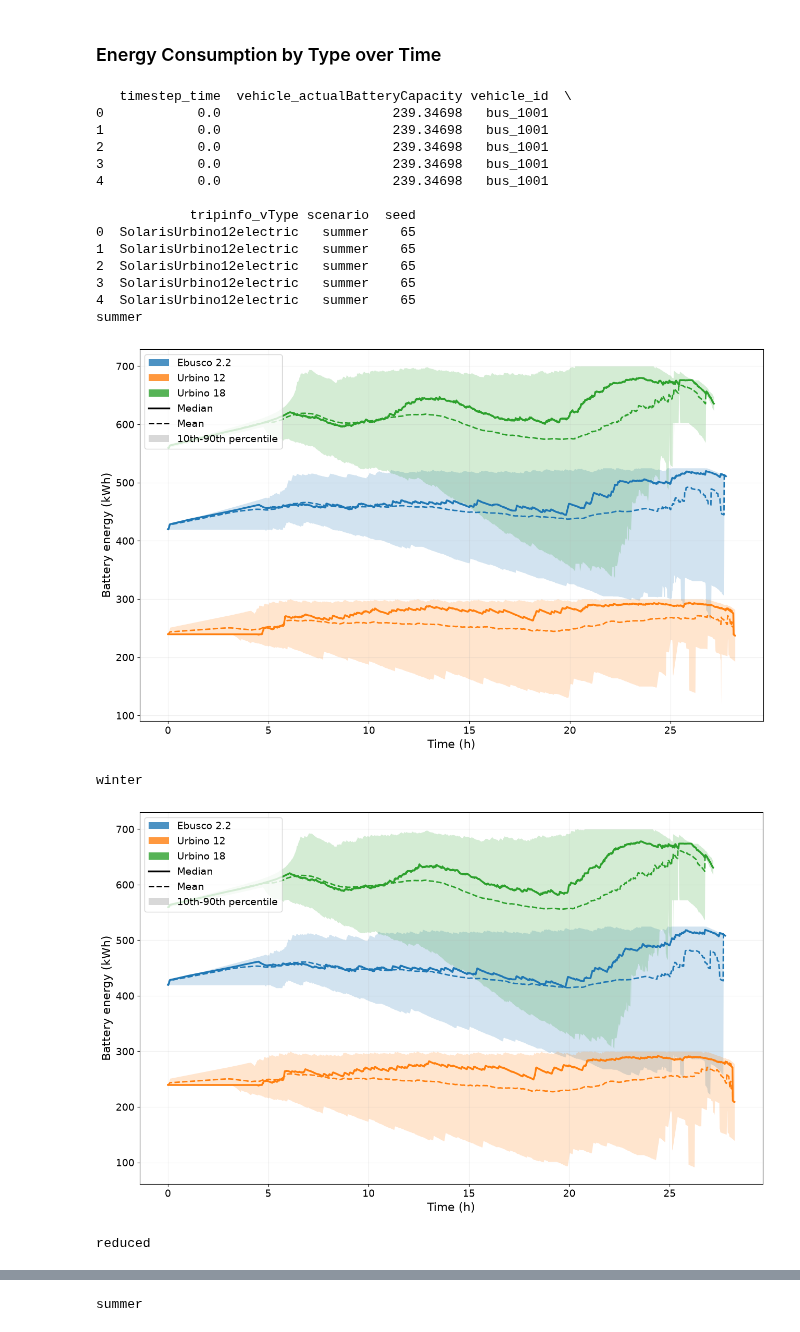
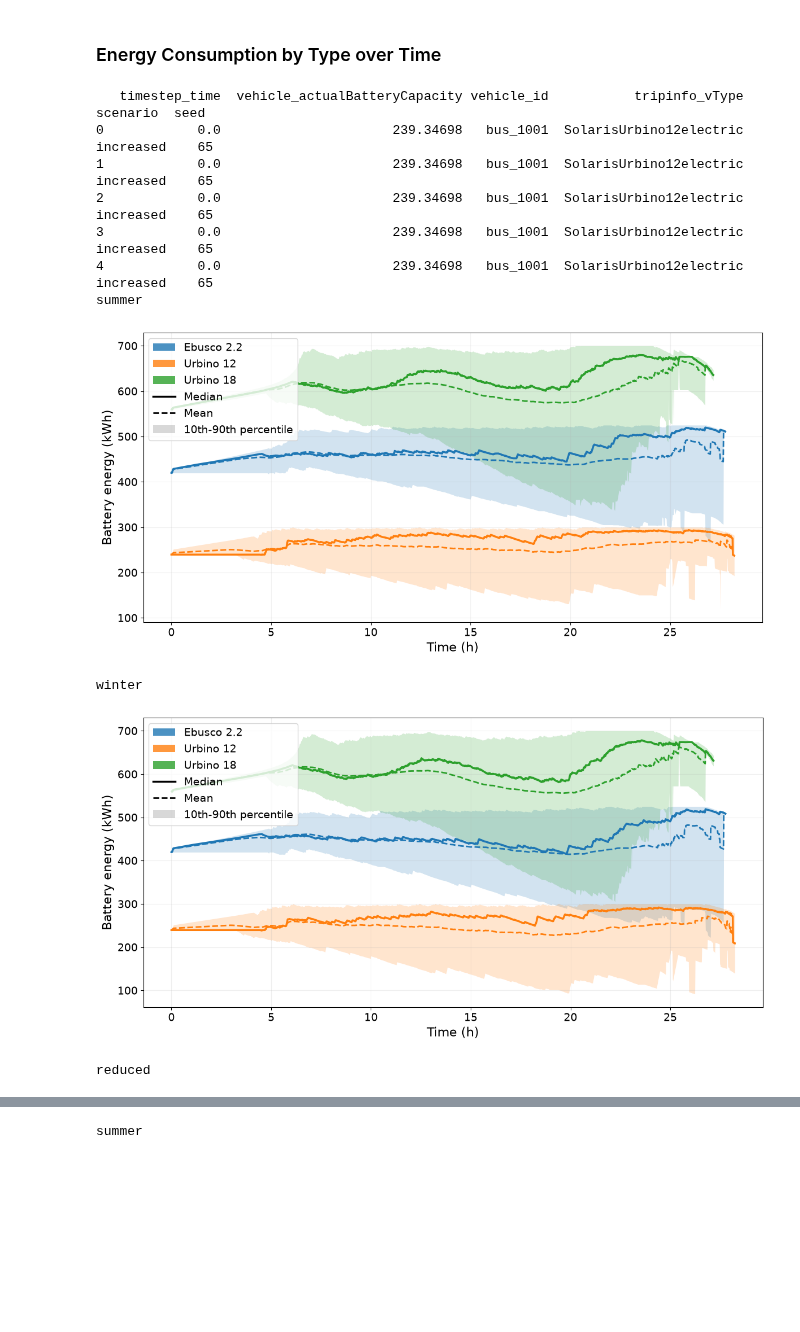
Before and after one commit to sven-vorg/best-ebus, a Jupyter notebook: scenario/eBuS/analysis/energy_consumption/energy_consumption.ipynb, the cells around one changed output, grey strips where cells are left out. Saved outputs shown, nothing was run; the diff lists cells and outputs as text; code cells hidden in the pictures; blank space fills up the shorter version.

```diff
--- a/scenario/eBuS/analysis/energy_consumption/energy_consumption.ipynb
+++ b/scenario/eBuS/analysis/energy_consumption/energy_consumption.ipynb
@@ -157,7 +155,7 @@ def battery_soc_over_time():
         colors = plt.cm.tab10(range(len(vtypes)))
         color_map = dict(zip(vtypes, colors))
 
-        fig, ax = plt.subplots(figsize=(13, 8))
+        fig, ax = plt.subplots(figsize=(12, 6))
 
         for vtype in vtypes:
             type_subset = subset[subset["tripinfo_vType"] == vtype]
@@ -181,47 +179,40 @@ def battery_soc_over_time():
                             color=c, alpha=0.2, linewidth=0)
             ax.plot(stats.index, stats["q50"], color=c, linewidth=2.5, linestyle="-")
             ax.plot(stats.index, stats["mean"], color=c, linewidth=2.0, linestyle="--")
 
         ax.set_xlabel("Time (h)", fontsize=16)
         ax.set_ylabel("Battery energy (kWh)", fontsize=16)
         ax.tick_params(labelsize=14)
         ax.grid(True, alpha=0.2)
 
         type_handles = [
             Patch(facecolor=color_map[v], alpha=0.8, label=VEHICLE_DICT[v])
             for v in vtypes
         ]
         style_handles = [
             Line2D([0], [0], color="black", lw=2.5, ls="-", label="Median"),
             Line2D([0], [0], color="black", lw=2.0, ls="--", label="Mean"),
             Patch(facecolor="grey", alpha=0.3, label="10th-90th percentile"),
         ]
         ax.legend(handles=type_handles + style_handles, fontsize=14, loc='upper left')
 
         fig.tight_layout()
         fig.savefig(os.path.join(OUTPUT_PATH, f"{scenario}_battery_soc_over_time.pdf"))
         print(scenario)
         plt.show()
         plt.close(fig)
 
 
 battery_soc_over_time()
 # %% [output]
-   timestep_time  vehicle_actualBatteryCapacity vehicle_id  \
-0            0.0                      239.34698   bus_1001
-1            0.0                      239.34698   bus_1001
-2            0.0                      239.34698   bus_1001
-3            0.0                      239.34698   bus_1001
-4            0.0                      239.34698   bus_1001
-
-            tripinfo_vType scenario  seed
-0  SolarisUrbino12electric   summer    65
-1  SolarisUrbino12electric   summer    65
-2  SolarisUrbino12electric   summer    65
-3  SolarisUrbino12electric   summer    65
-4  SolarisUrbino12electric   summer    65
+   timestep_time  vehicle_actualBatteryCapacity vehicle_id           tripinfo_vType   scenario  seed
+0            0.0                      239.34698   bus_1001  SolarisUrbino12electric  increased    65
+1            0.0                      239.34698   bus_1001  SolarisUrbino12electric  increased    65
+2            0.0                      239.34698   bus_1001  SolarisUrbino12electric  increased    65
+3            0.0                      239.34698   bus_1001  SolarisUrbino12electric  increased    65
+4            0.0                      239.34698   bus_1001  SolarisUrbino12electric  increased    65
 summer
-[figure, old version]
+[figure, new version]
 winter
-[figure, old version]
+[figure, new version]
 reduced
```
Also changed, not shown: parts of 6 cells of this notebook, 7 other files.
